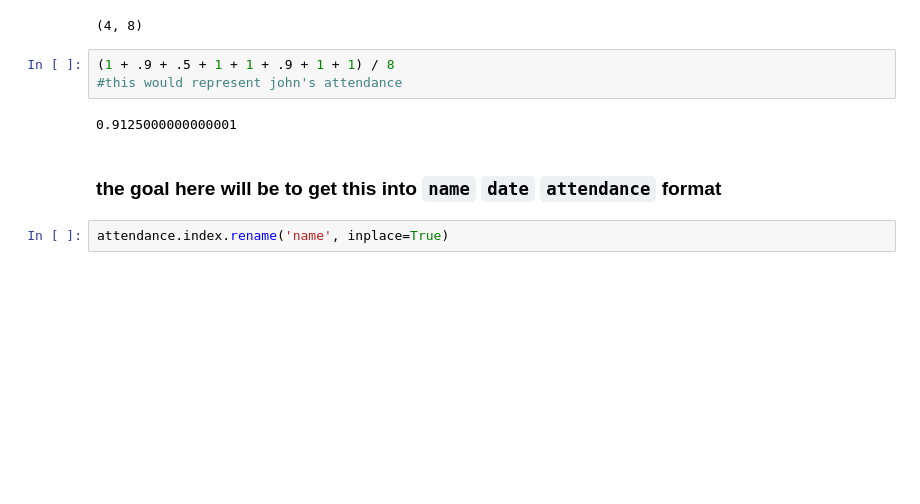
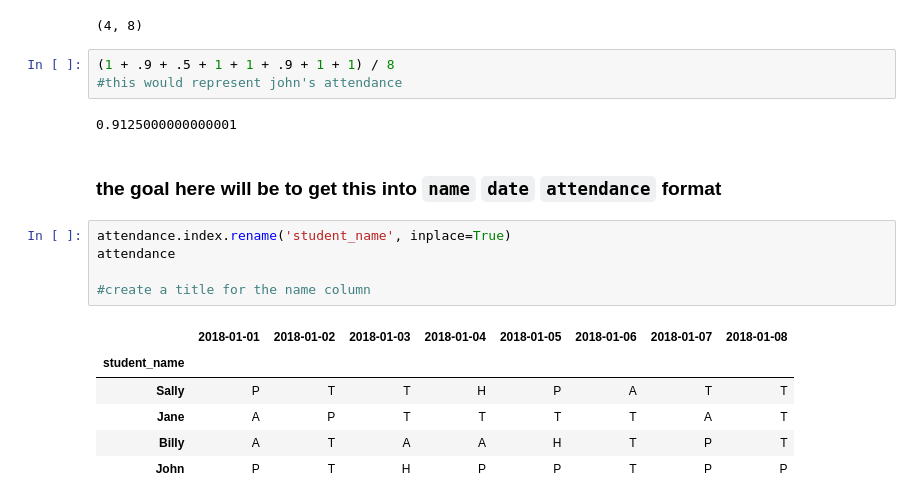
Before and after one commit to brianclements03/classification-exercises, a Jupyter notebook: tidy_data.ipynb, the cells around one changed output. Drawn from its saved outputs; the diff is of its cells as text; blank space fills up the shorter version.

```diff
--- a/tidy_data.ipynb
+++ b/tidy_data.ipynb
@@ -44,5 +60,15 @@ attendance.shape
 # %% [markdown]
 ### the goal here will be to get this into `name` `date` `attendance` format
 # %%
-attendance.index.rename('name', inplace=True)
+attendance.index.rename('student_name', inplace=True)
+attendance
+
+#create a title for the name column
+# %% [output]
+|  | 2018-01-01 | 2018-01-02 | 2018-01-03 | 2018-01-04 | 2018-01-05 | 2018-01-06 | 2018-01-07 | 2018-01-08 |
+| student_name |  |  |  |  |  |  |  |  |
+| Sally | P | T | T | H | P | A | T | T |
+| Jane | A | P | T | T | T | T | A | T |
+| Billy | A | T | A | A | H | T | P | T |
+| John | P | T | H | P | P | T | P | P |
 # %%
```
Also changed, not shown: parts of 32 cells of this notebook, 1 other file.
